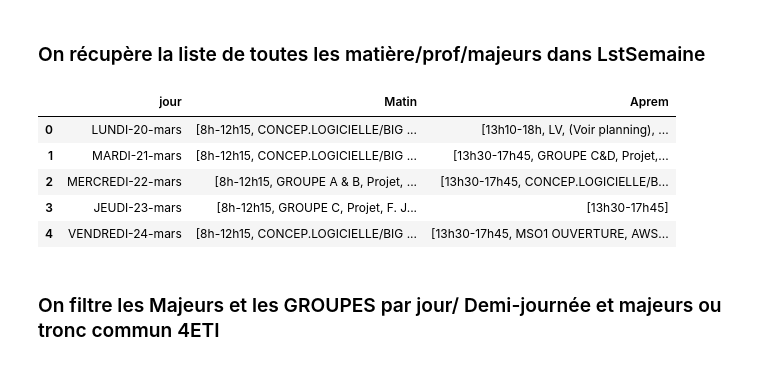
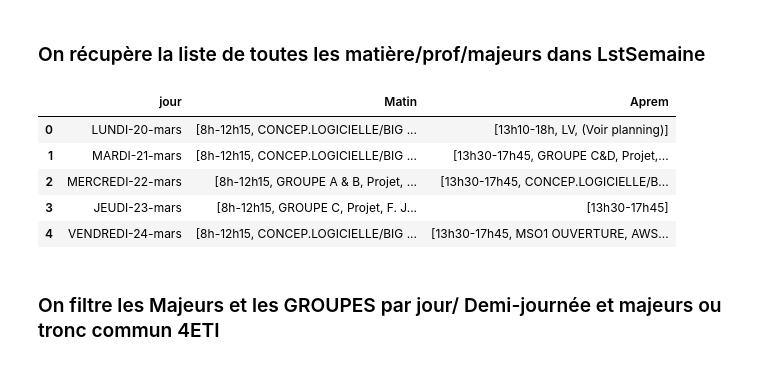
Before and after one commit to Pierrelouis2/CPE_Planning, a Jupyter notebook: ReadCsv.ipynb, the cells around one changed output. Saved outputs shown, nothing was run; the diff lists cells and outputs as text; code cells hidden in the pictures.

```diff
--- a/ReadCsv.ipynb
+++ b/ReadCsv.ipynb
@@ -59,34 +59,35 @@ def createSchedule(Df):
                 DicoJour["jour"] = obj +"-" + value
             else :
                 if value in {'13h-14h30','13h30-17h45','13h10-18h', '13h30-15h30', '15h45-17h45', '13h30 - 14h30','13h30 - 17h45','13h30 - 17h30'} :
                   IsAprem = True
                 elif value in {'8h-12h15','8h - 12h15', '8h30 - 10h00', '8h-10h', '10h15-12h15','10h15 - 12h15', '8h- 10h'}:
                     IsAprem = False
                 if "\n" in value :
                     # on ajoute les cours
                     if IsAprem :
                         LstAprem.append(value.split("\n")[0])
                         LstAprem.append(value.split("\n")[1])
                     else :
                         LstMatin.append(value.split("\n")[0])
                         LstMatin.append(value.split("\n")[1])
+                    continue
                 if IsAprem :
                     LstAprem.append(value)
                 else :
                     LstMatin.append(value)
 
         DicoJour["Matin"] = LstMatin.copy()
         DicoJour["Aprem"] = LstAprem.copy()
         LstSemaine.append(DicoJour.copy())
     return LstSemaine
 
 LstSemaine = createSchedule(Df)
 df_semaine = pd.DataFrame( LstSemaine)
 df_semaine
 #df_semaine.to_json('planning_semaineMatin_Aprem_TEST.json',orient='records', indent=4)
 # %% [output]
 |  | jour | Matin | Aprem |
-| 0 | LUNDI-20-mars | [8h-12h15, CONCEP.LOGICIELLE/BIG ... | [13h10-18h, LV, (Voir planning), ... |
+| 0 | LUNDI-20-mars | [8h-12h15, CONCEP.LOGICIELLE/BIG ... | [13h10-18h, LV, (Voir planning)] |
 | 1 | MARDI-21-mars | [8h-12h15, CONCEP.LOGICIELLE/BIG ... | [13h30-17h45, GROUPE C&D, Projet,... |
 | 2 | MERCREDI-22-mars | [8h-12h15, GROUPE A & B, Projet, ... | [13h30-17h45, CONCEP.LOGICIELLE/B... |
 | 3 | JEUDI-23-mars | [8h-12h15, GROUPE C, Projet, F. J... | [13h30-17h45] |
```
Also changed, not shown: 1 other file.
